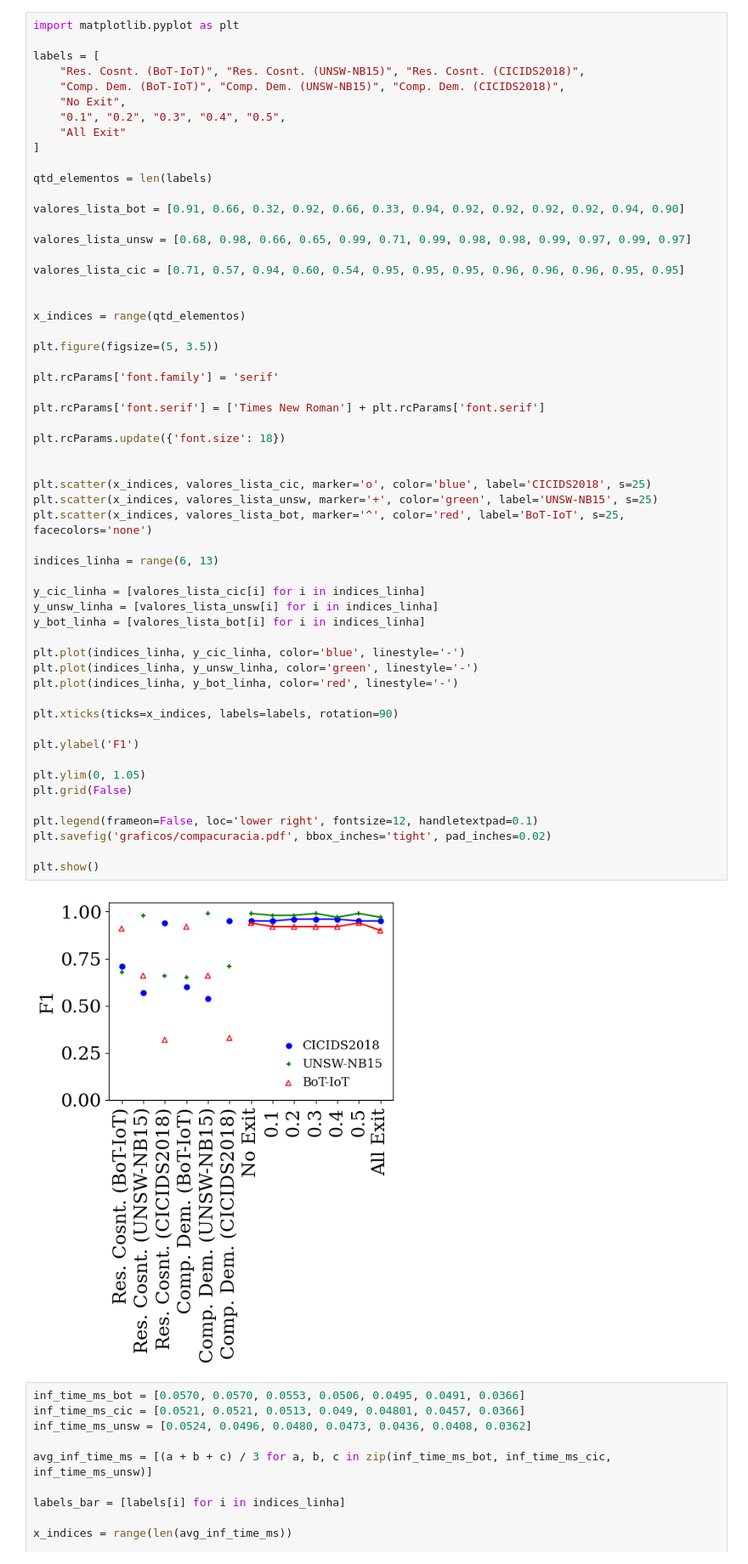
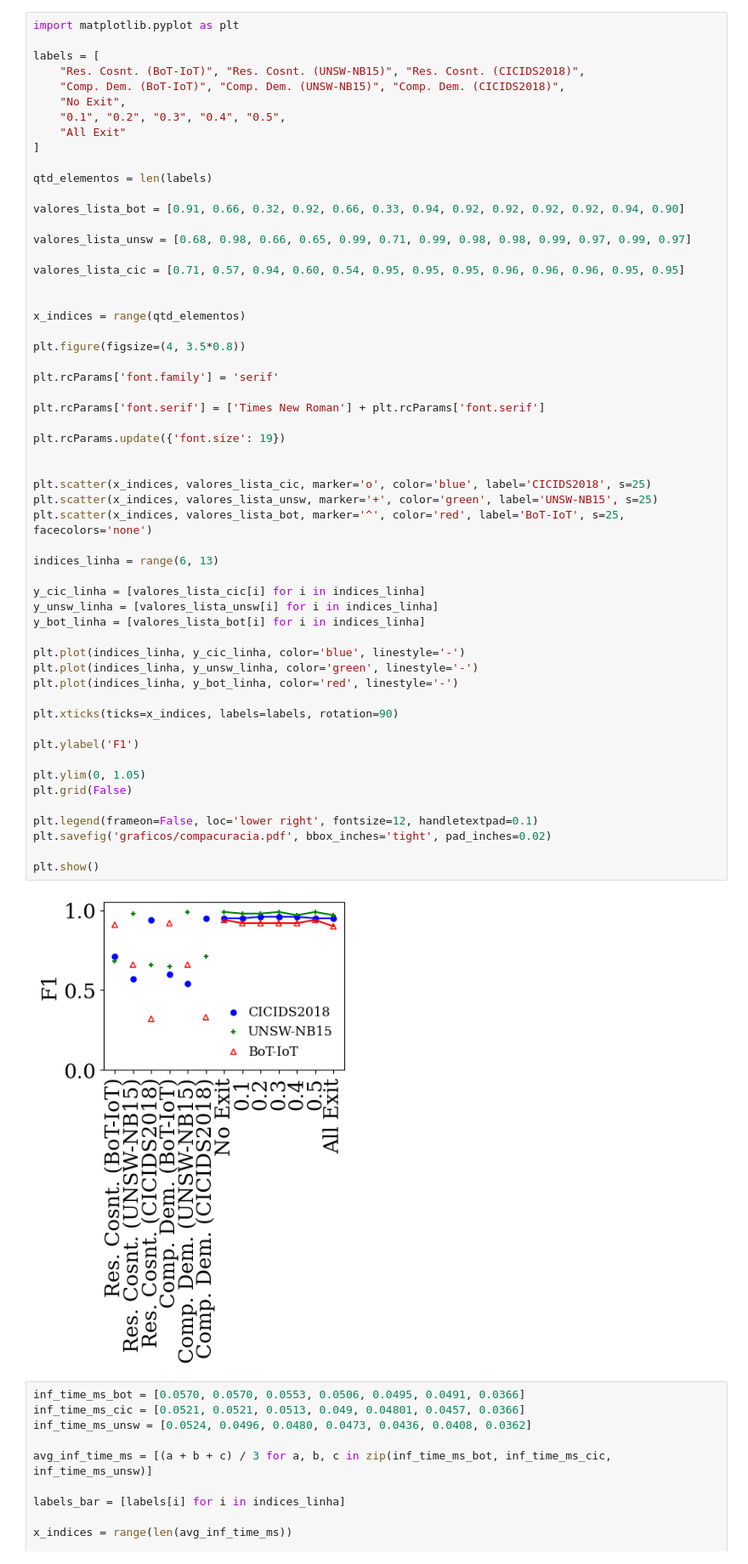
Before and after one commit to LucasSotomaiorAPereira/pibic-25-26, a Jupyter notebook: versao_artigo/f1_display.ipynb, the cells around one changed output. Shown at 85% size. Drawn from its saved outputs; the diff is of its cells as text.

```diff
--- a/versao_artigo/f1_display.ipynb
+++ b/versao_artigo/f1_display.ipynb
@@ -20,42 +20,42 @@ valores_lista_cic = [0.71, 0.57, 0.94, 0.60, 0.54, 0.95, 0.95, 0.95, 0.96, 0.96,
 
 x_indices = range(qtd_elementos)
 
-plt.figure(figsize=(5, 3.5))
+plt.figure(figsize=(4, 3.5*0.8))
 
 plt.rcParams['font.family'] = 'serif'
 
 plt.rcParams['font.serif'] = ['Times New Roman'] + plt.rcParams['font.serif']
 
-plt.rcParams.update({'font.size': 18})
+plt.rcParams.update({'font.size': 19})
 
 
 plt.scatter(x_indices, valores_lista_cic, marker='o', color='blue', label='CICIDS2018', s=25)
 plt.scatter(x_indices, valores_lista_unsw, marker='+', color='green', label='UNSW-NB15', s=25)
 plt.scatter(x_indices, valores_lista_bot, marker='^', color='red', label='BoT-IoT', s=25, facecolors='none')
 
 indices_linha = range(6, 13)
 
 y_cic_linha = [valores_lista_cic[i] for i in indices_linha]
 y_unsw_linha = [valores_lista_unsw[i] for i in indices_linha]
 y_bot_linha = [valores_lista_bot[i] for i in indices_linha]
 
 plt.plot(indices_linha, y_cic_linha, color='blue', linestyle='-')
 plt.plot(indices_linha, y_unsw_linha, color='green', linestyle='-')
 plt.plot(indices_linha, y_bot_linha, color='red', linestyle='-')
 
 plt.xticks(ticks=x_indices, labels=labels, rotation=90)
 
 plt.ylabel('F1')
 
 plt.ylim(0, 1.05)
 plt.grid(False)
 
 plt.legend(frameon=False, loc='lower right', fontsize=12, handletextpad=0.1)
 plt.savefig('graficos/compacuracia.pdf', bbox_inches='tight', pad_inches=0.02)
 
 plt.show()
 # %% [output]
-[figure, old version]
+[figure, new version]
 # %%
 inf_time_ms_bot = [0.0570, 0.0570, 0.0553, 0.0506, 0.0495, 0.0491, 0.0366]
 inf_time_ms_cic = [0.0521, 0.0521, 0.0513, 0.049, 0.04801, 0.0457, 0.0366]
```
Also changed, not shown: 2 other files.
